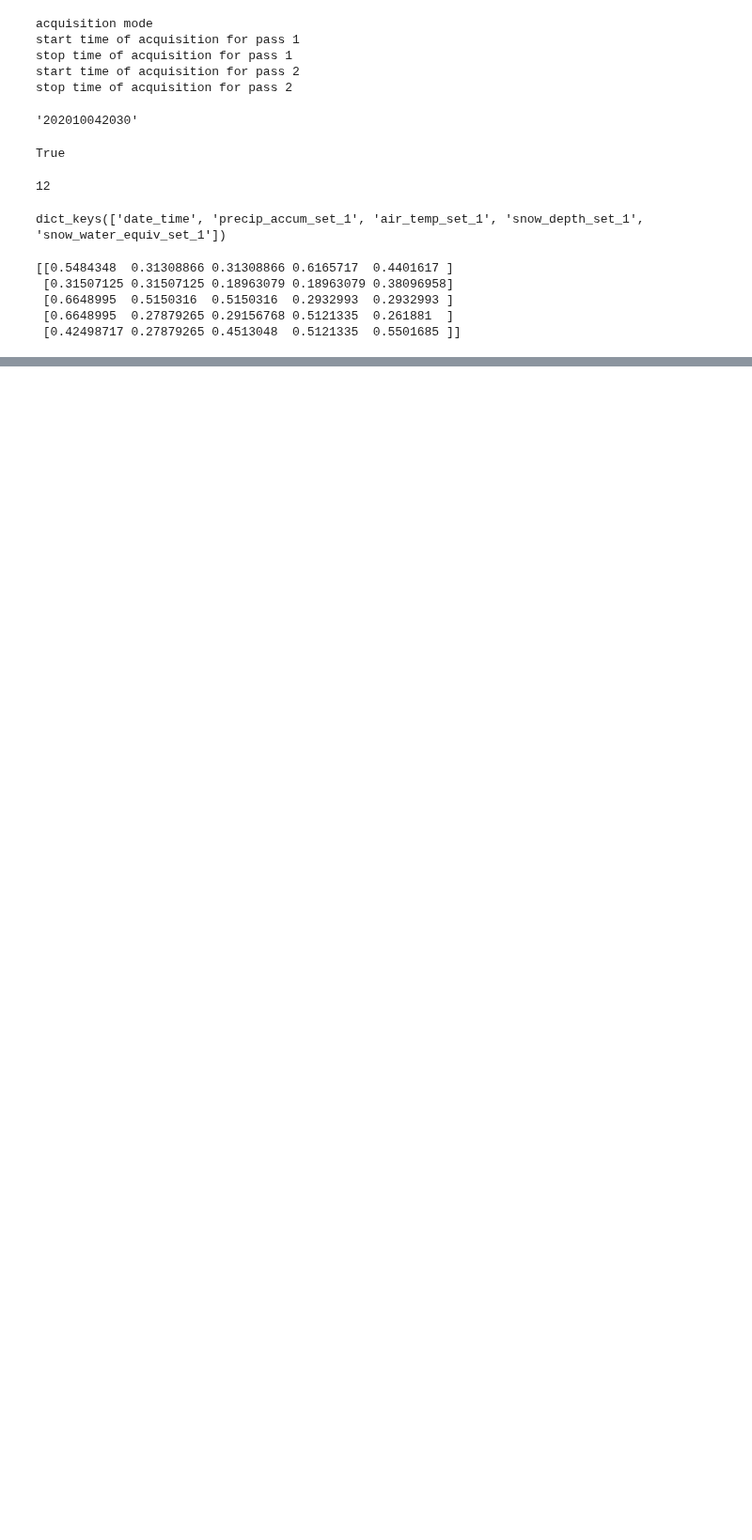
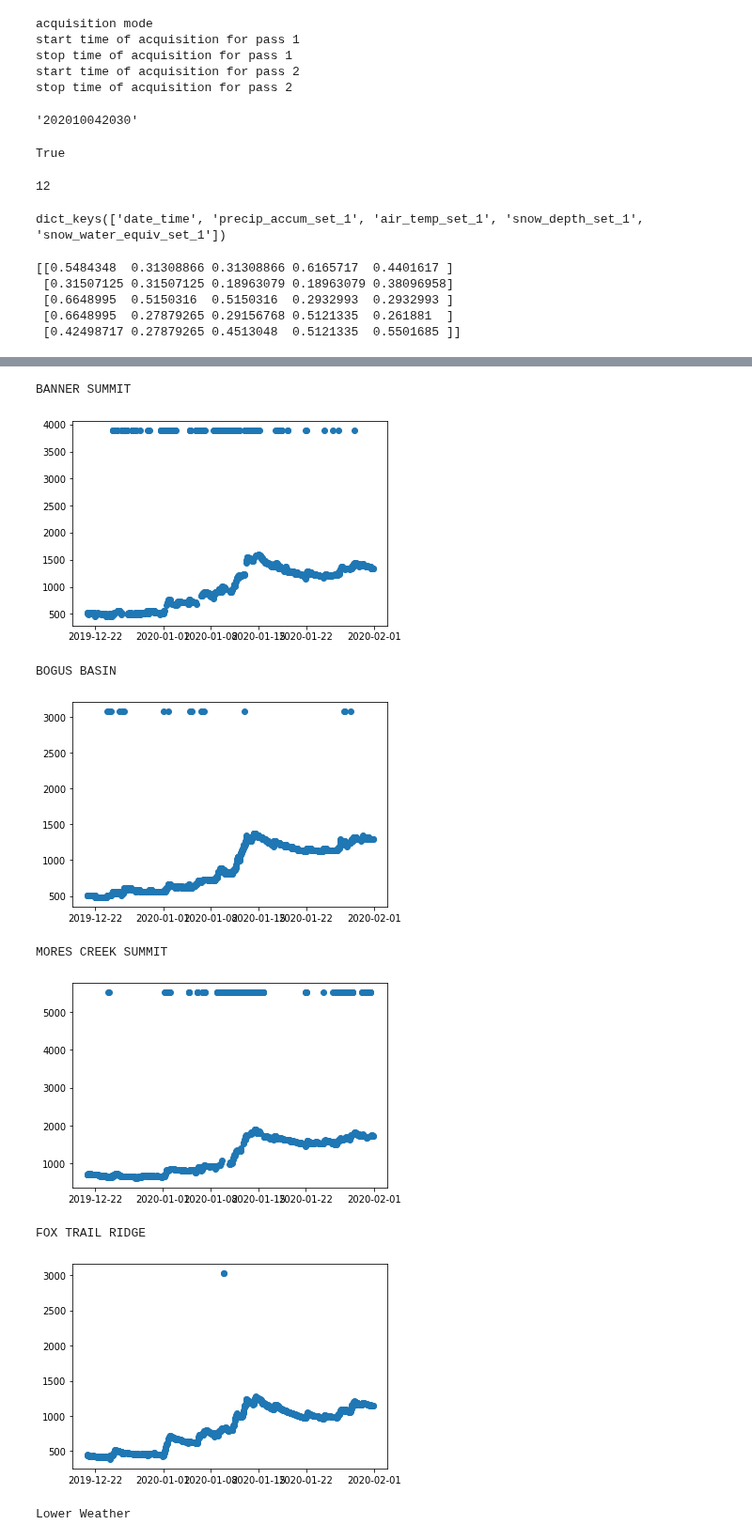
Before and after one commit to ZachHoppinen/uavsar, a Jupyter notebook: src/MesoPy/meso_play.ipynb, the cells around one changed output, grey strips where cells are left out. Shown at 94% size. Drawn from its saved outputs; the diff is of its cells as text; code cells hidden in the pictures; blank space fills up the shorter version.

```diff
--- a/src/MesoPy/meso_play.ipynb
+++ b/src/MesoPy/meso_play.ipynb
@@ -216,0 +226,4 @@ with rio.open(fp) as src:
+# %%
+import pickle
+with open('/home/zacharykeskinen/uavsar/results/test_wx.pkl', 'rb') as f:
+    res  = pickle.load(f)
@@ -216,0 +250,16 @@ with rio.open(fp) as src:
+# %%
+for site,obs in res.items():
+    print(site)
+    #print(obs)
+    plt.scatter(obs['datetime'], obs['snow_depth_set_1'])
+    plt.show()
+# %% [output]
+BANNER SUMMIT
+[figure, added]
+BOGUS BASIN
+[figure, added]
+MORES CREEK SUMMIT
+[figure, added]
+FOX TRAIL RIDGE
+[figure, added]
+Lower Weather
```
Also changed, not shown: parts of 5 cells of this notebook, 2 other files.
